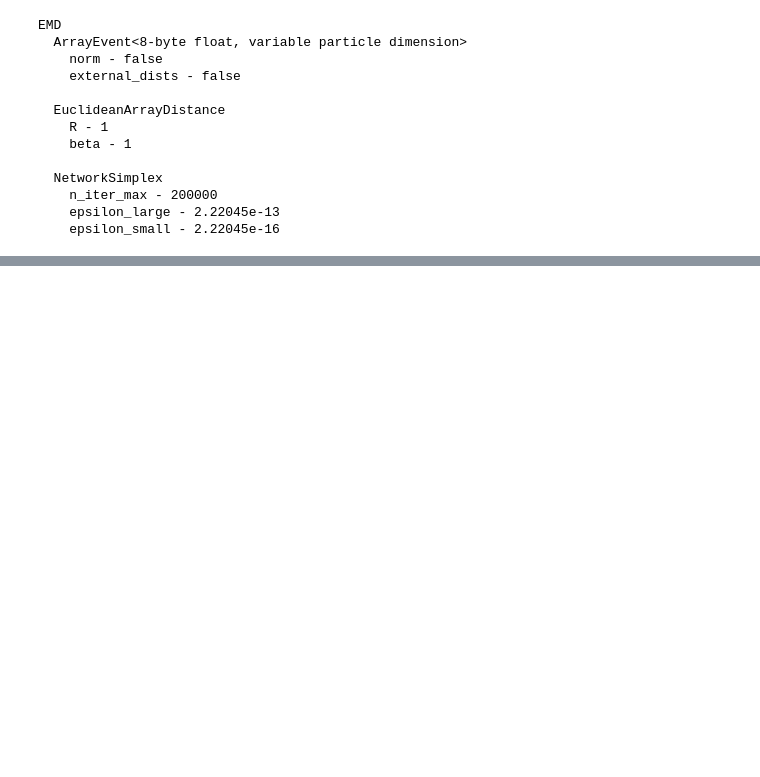
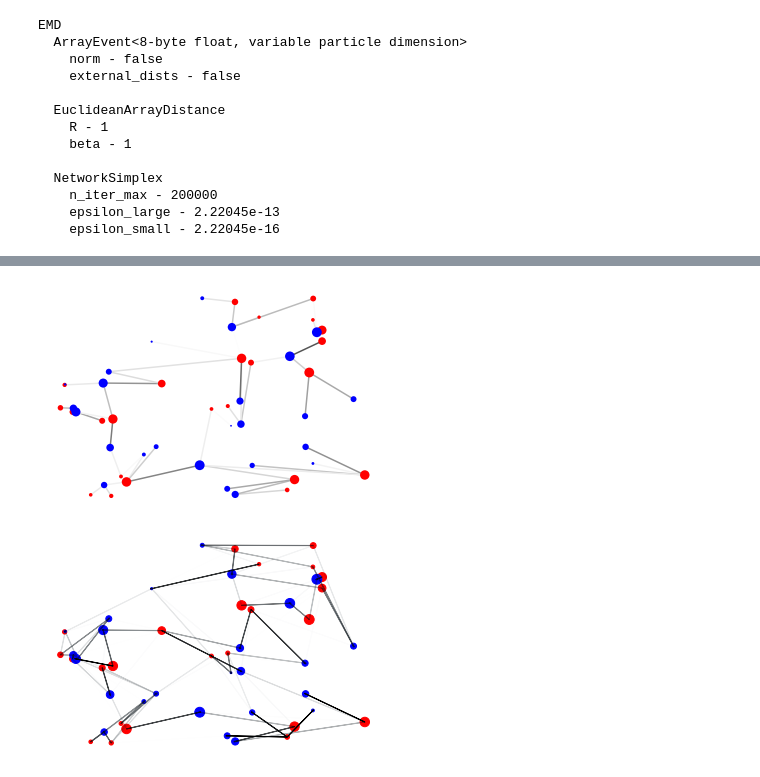
Before and after one commit to Polichinel/HydraNet_001, a Jupyter notebook: wasserstein_test.ipynb, the cells around one changed output, grey strips where cells are left out. Drawn from its saved outputs; the diff is of its cells as text; code cells hidden in the pictures; blank space fills up the shorter version.

```diff
--- a/wasserstein_test.ipynb
+++ b/wasserstein_test.ipynb
@@ -91,0 +120,17 @@ plt.show()
+# %%
+
+def show_sinkhorn(a, b, P):
+    norm_P = P/P.max()
+    for i in range(a.shape[0]):
+        for j in range(b.shape[0]):
+            plt.arrow(a[i, 0], a[i, 1], b[j, 0]-a[i, 0], b[j, 1]-a[i, 1],
+                     alpha=norm_P[i,j].item())
+    plt.scatter(a[:, 0], a[:, 1], s=a[:,2]*100, color='red')
+    plt.scatter(b[:, 0], b[:, 1], s=b[:,2]*100, color='blue')
+    plt.axis('off')
+# %%
+show_wasserstein(emd, weights0, coords0, weights1, coords1)
+show_sinkhorn(a, b, P)
+# %% [output]
+[figure, added]
+[figure, added]
```
Also changed, not shown: parts of 8 cells of this notebook.
